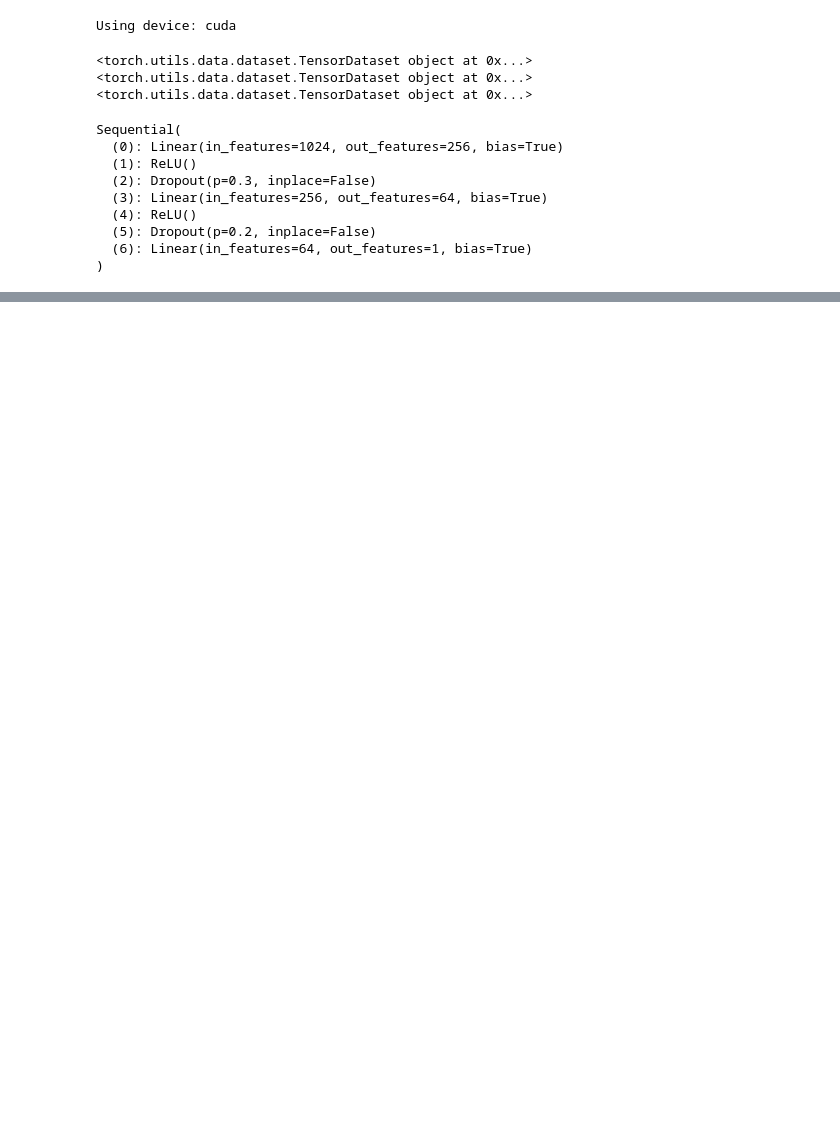
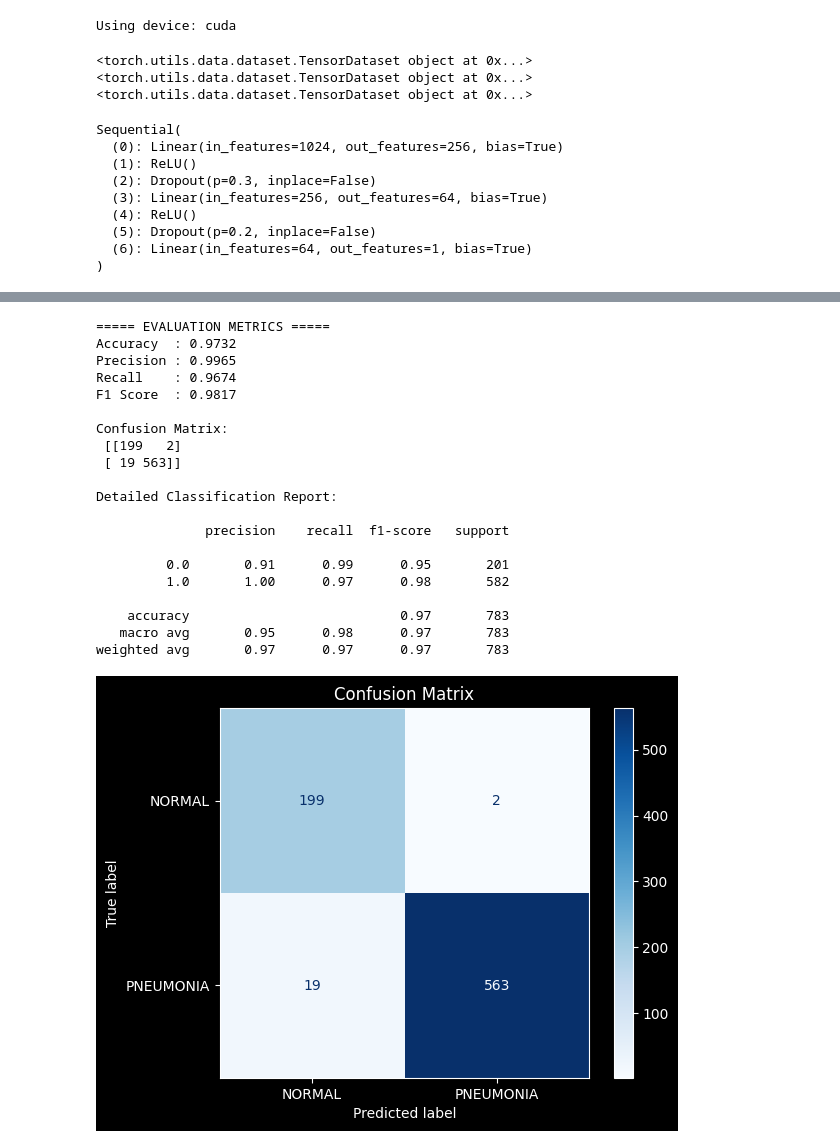
Before and after one commit to pranjal0jais/Mini-Project-6th-Sem, a Jupyter notebook: Phase_1_Classifier/pneumonia_detection_pytorch_phase_1.ipynb, the cells around one changed output, grey strips where cells are left out. Drawn from its saved outputs; the diff is of its cells as text; code cells hidden in the pictures; blank space fills up the shorter version.

```diff
--- a/Phase_1_Classifier/pneumonia_detection_pytorch_phase_1.ipynb
+++ b/Phase_1_Classifier/pneumonia_detection_pytorch_phase_1.ipynb
@@ -167,0 +169,31 @@ weighted avg       0.97      0.97      0.97       783
+# %%
+THRESHOLD = best_threshold
+evaluate(
+    model=model,
+    threshold=THRESHOLD,
+    data_loader=test_loader,
+    device=device,
+    labels=["NORMAL", "PNEUMONIA"]
+)
+# %% [output]
+===== EVALUATION METRICS =====
+Accuracy  : 0.9732
+Precision : 0.9965
+Recall    : 0.9674
+F1 Score  : 0.9817
+
+Confusion Matrix:
+ [[199   2]
+ [ 19 563]]
+
+Detailed Classification Report:
+
+              precision    recall  f1-score   support
+
+         0.0       0.91      0.99      0.95       201
+         1.0       1.00      0.97      0.98       582
+
+    accuracy                           0.97       783
+   macro avg       0.95      0.98      0.97       783
+weighted avg       0.97      0.97      0.97       783
+[figure, added]
```
Also changed, not shown: parts of 6 cells of this notebook, 3 other files.
